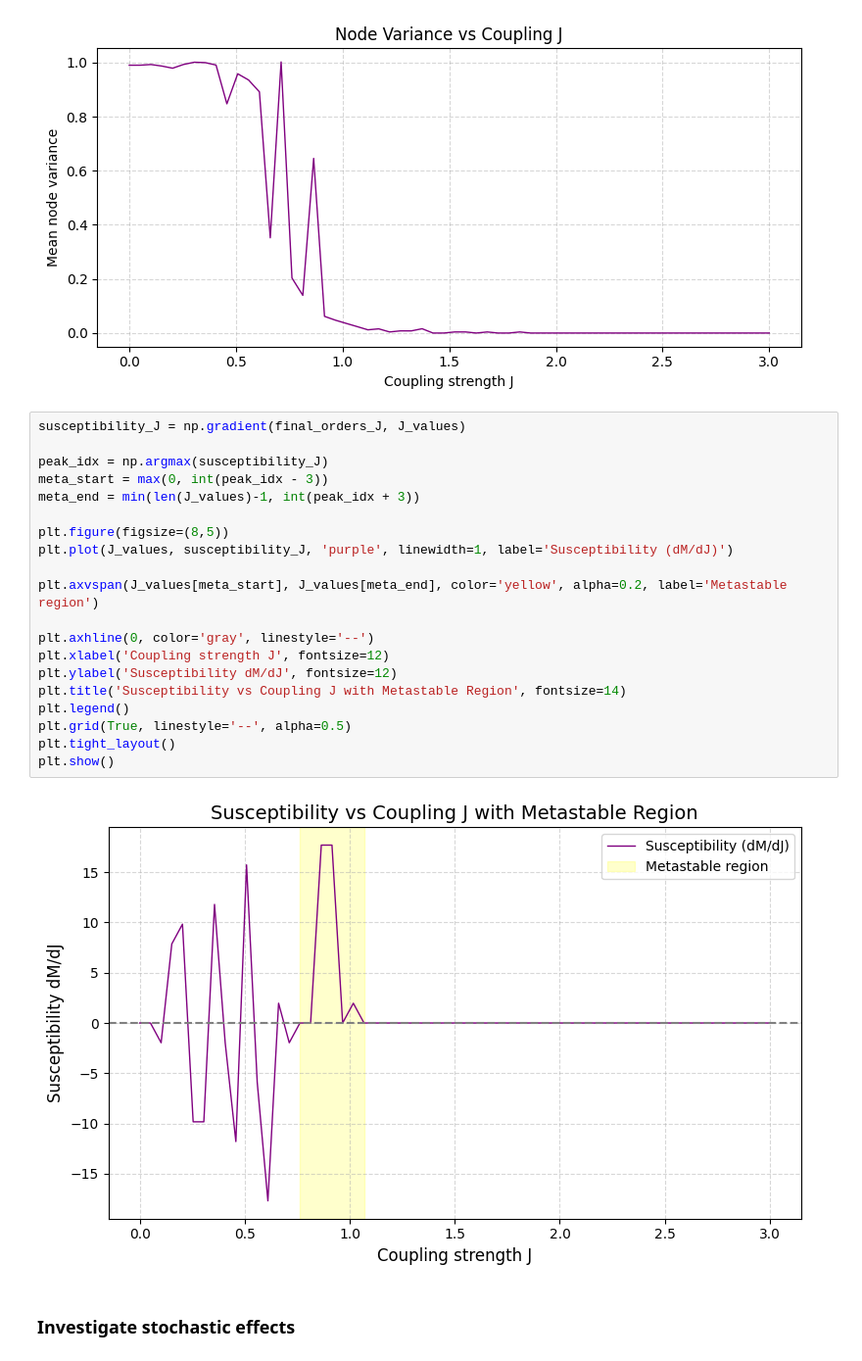
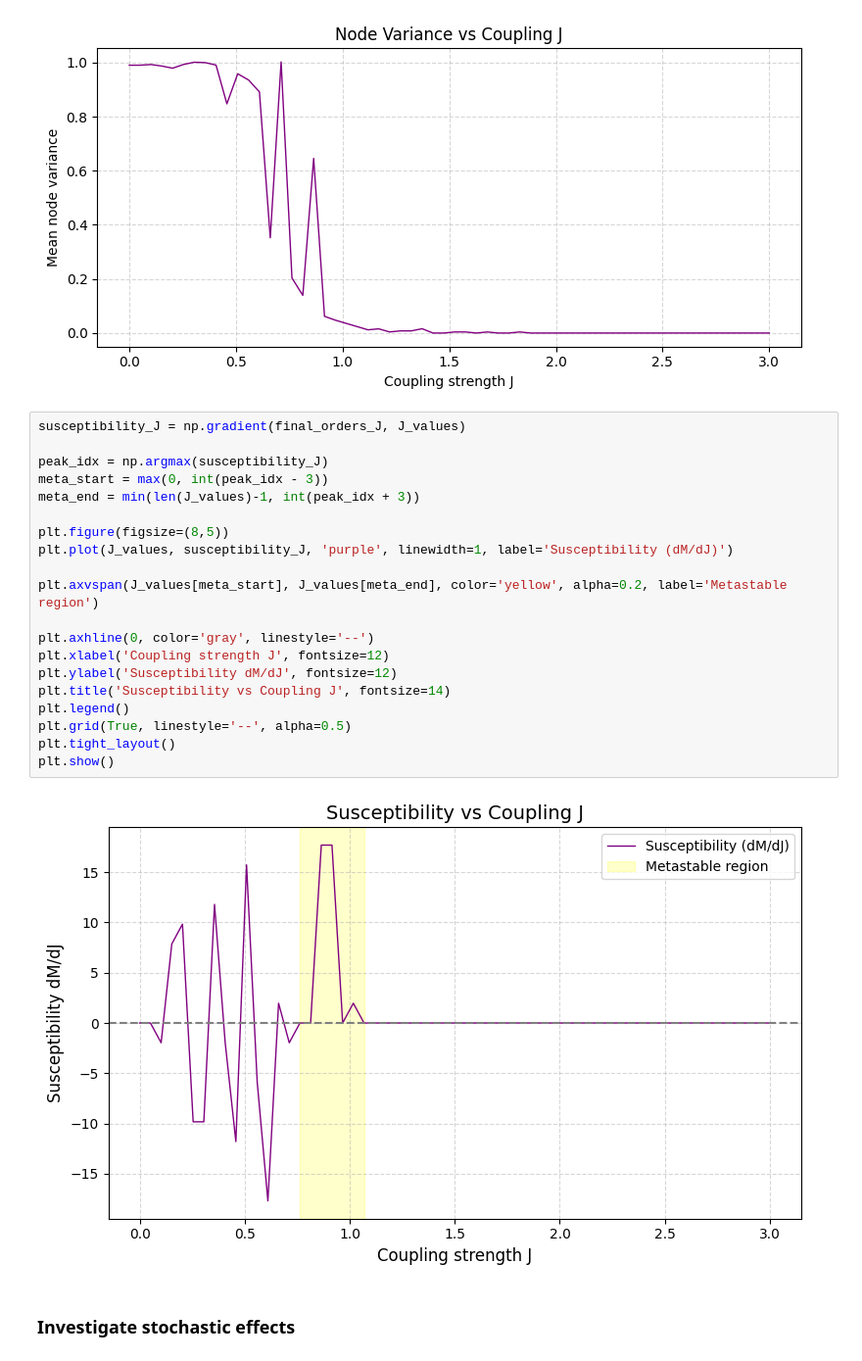
Before and after one commit to kylehtunis/psychopathology_css, a Jupyter notebook: project.ipynb, the cells around one changed output. Shown at 98% size. Saved outputs shown, nothing was run; the diff lists cells and outputs as text.

```diff
--- a/project.ipynb
+++ b/project.ipynb
@@ -755,25 +755,25 @@ plt.show()
 # %%
 susceptibility_J = np.gradient(final_orders_J, J_values)
 
 peak_idx = np.argmax(susceptibility_J)
 meta_start = max(0, int(peak_idx - 3))
 meta_end = min(len(J_values)-1, int(peak_idx + 3))
 
 plt.figure(figsize=(8,5))
 plt.plot(J_values, susceptibility_J, 'purple', linewidth=1, label='Susceptibility (dM/dJ)')
 
 plt.axvspan(J_values[meta_start], J_values[meta_end], color='yellow', alpha=0.2, label='Metastable region')
 
 plt.axhline(0, color='gray', linestyle='--')
 plt.xlabel('Coupling strength J', fontsize=12)
 plt.ylabel('Susceptibility dM/dJ', fontsize=12)
-plt.title('Susceptibility vs Coupling J with Metastable Region', fontsize=14)
+plt.title('Susceptibility vs Coupling J', fontsize=14)
 plt.legend()
 plt.grid(True, linestyle='--', alpha=0.5)
 plt.tight_layout()
 plt.show()
 # %% [output]
-[figure, old version]
+[figure, new version]
 # %% [markdown]
 ### Investigate stochastic effects
 # %%
```
Also changed, not shown: parts of 11 cells of this notebook.
